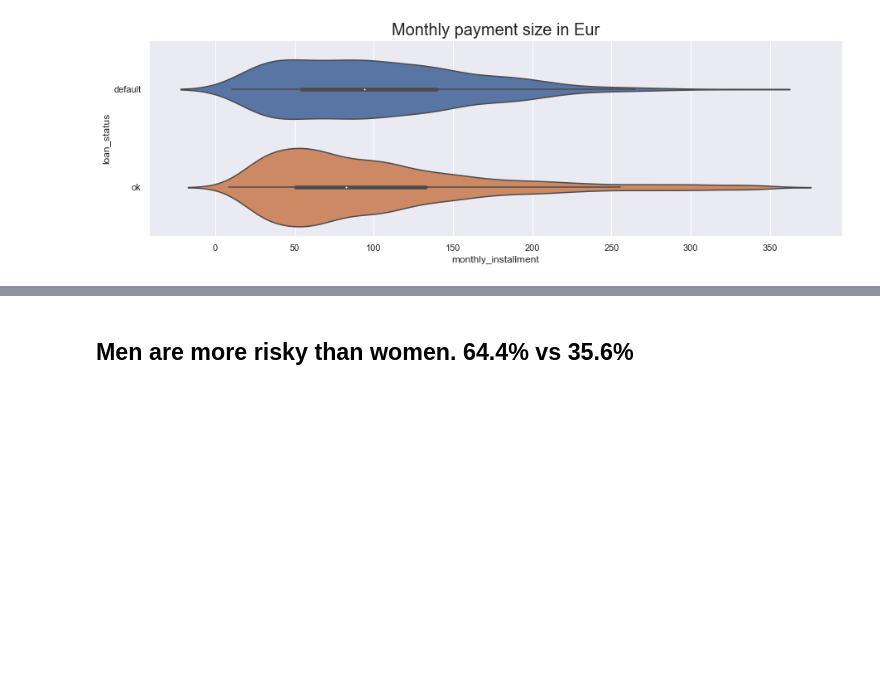
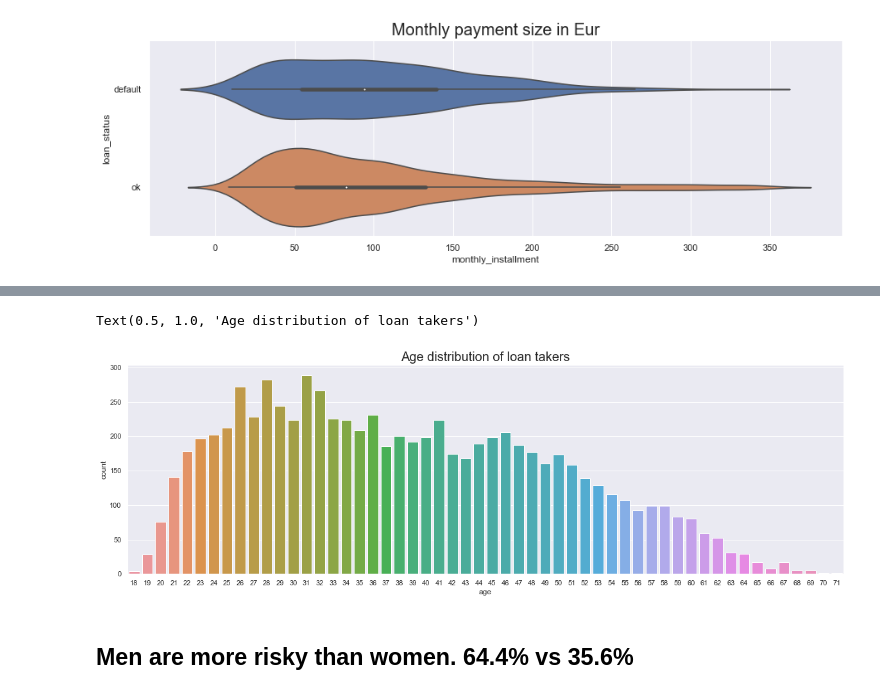
Before and after one commit to ValdemarQ/competitions, a Jupyter notebook: Finbee/C - Class project - Finbee - Predicting who will default on loans.ipynb, the cells around one changed output, grey strips where cells are left out. Drawn from its saved outputs; the diff is of its cells as text; code cells hidden in the pictures; blank space fills up the shorter version.

```diff
--- a/Finbee/C - Class project - Finbee - Predicting who will default on loans.ipynb
+++ b/Finbee/C - Class project - Finbee - Predicting who will default on loans.ipynb
@@ -314,3 +319,11 @@ Text(0.5, 1.0, 'Default loans by Gender ')
+# %%
+plt.figure(figsize=(20,6))
+order = sorted(df['age'].unique())
+ax3 = sns.countplot(x="age", data=df)
+ax3.set_title("Age distribution of loan takers", fontsize=20)
+# %% [output]
+Text(0.5, 1.0, 'Age distribution of loan takers')
+[figure, added]
 # %% [markdown]
 ## Men are more risky than women. 64.4% vs 35.6%
 # %%
```
Also changed, not shown: parts of 19 cells of this notebook.
